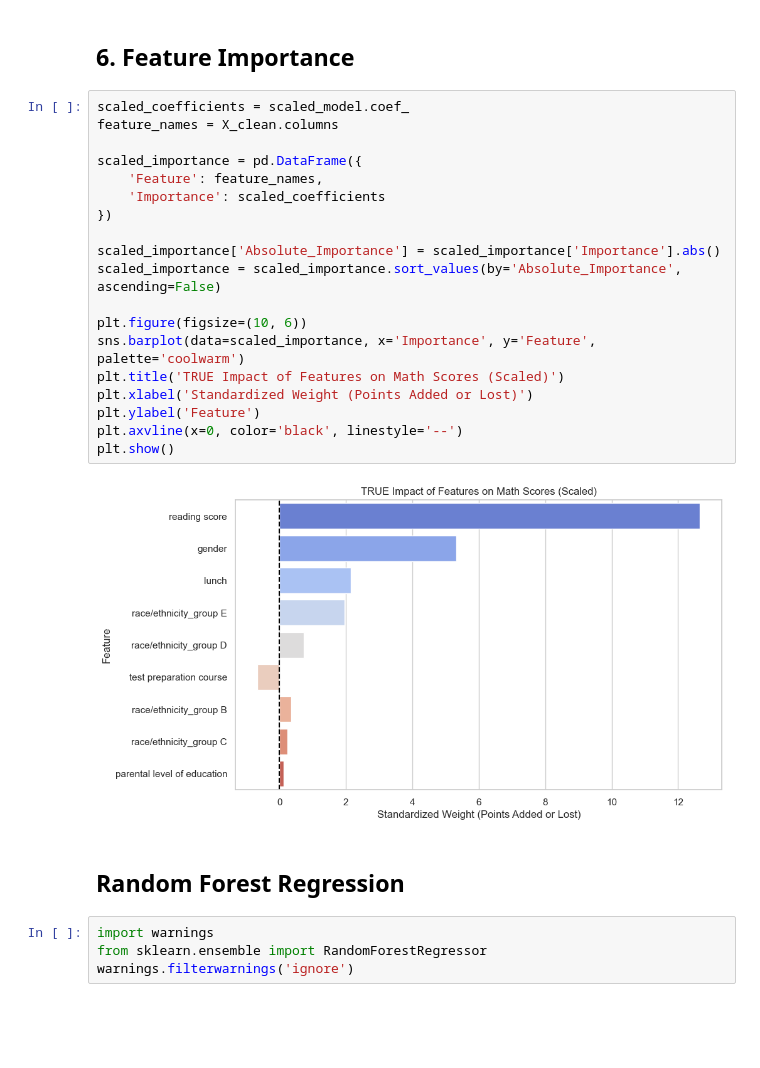
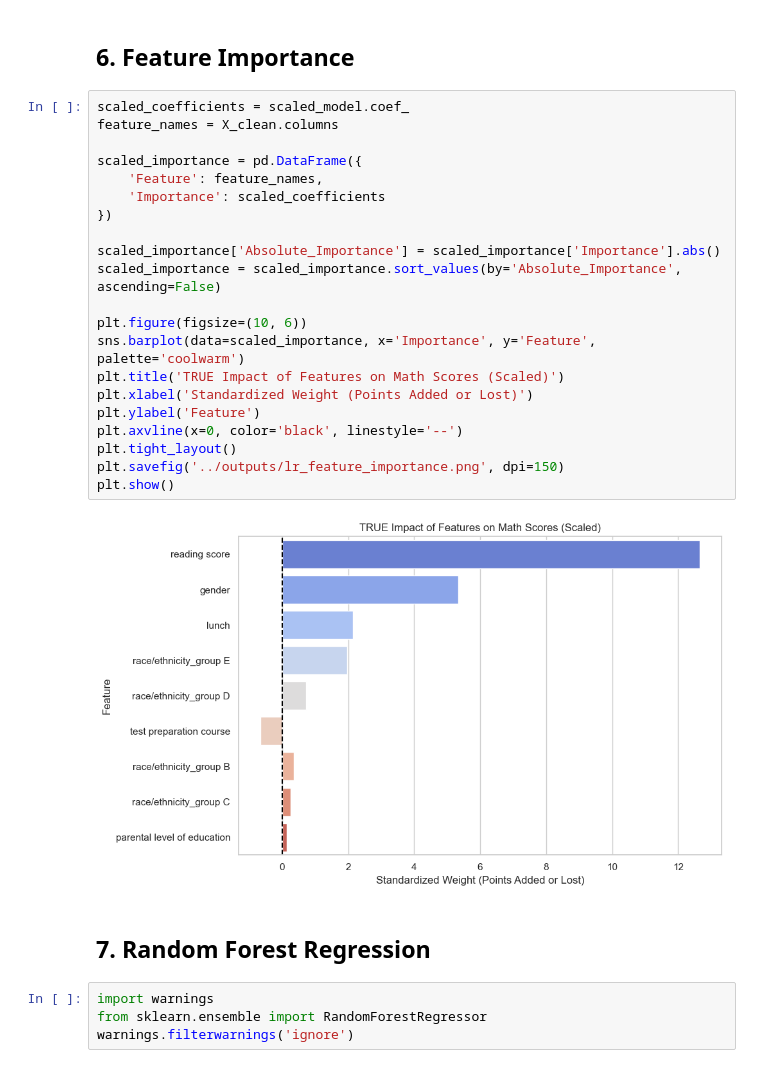
Before and after one commit to VaibhavNileshKumarDave/synent-task8-mlmodel-vaibhav-dave, a Jupyter notebook: notebooks/StudentsPerformance.ipynb, the cells around one changed output. Drawn from its saved outputs; the diff is of its cells as text; blank space fills up the shorter version.

```diff
--- a/notebooks/StudentsPerformance.ipynb
+++ b/notebooks/StudentsPerformance.ipynb
@@ -195,26 +207,28 @@ plt.show()
 # %%
 scaled_coefficients = scaled_model.coef_
 feature_names = X_clean.columns
 
 scaled_importance = pd.DataFrame({
     'Feature': feature_names,
     'Importance': scaled_coefficients
 })
 
 scaled_importance['Absolute_Importance'] = scaled_importance['Importance'].abs()
 scaled_importance = scaled_importance.sort_values(by='Absolute_Importance', ascending=False)
 
 plt.figure(figsize=(10, 6))
 sns.barplot(data=scaled_importance, x='Importance', y='Feature', palette='coolwarm')
 plt.title('TRUE Impact of Features on Math Scores (Scaled)')
 plt.xlabel('Standardized Weight (Points Added or Lost)')
 plt.ylabel('Feature')
 plt.axvline(x=0, color='black', linestyle='--')
+plt.tight_layout()
+plt.savefig('../outputs/lr_feature_importance.png', dpi=150)
 plt.show()
 # %% [output]
-[figure, old version]
+[figure, new version]
 # %% [markdown]
-## Random Forest Regression
+## 7. Random Forest Regression
 # %%
 import warnings
 from sklearn.ensemble import RandomForestRegressor
```
Also changed, not shown: parts of 13 cells of this notebook, 7 other files.
